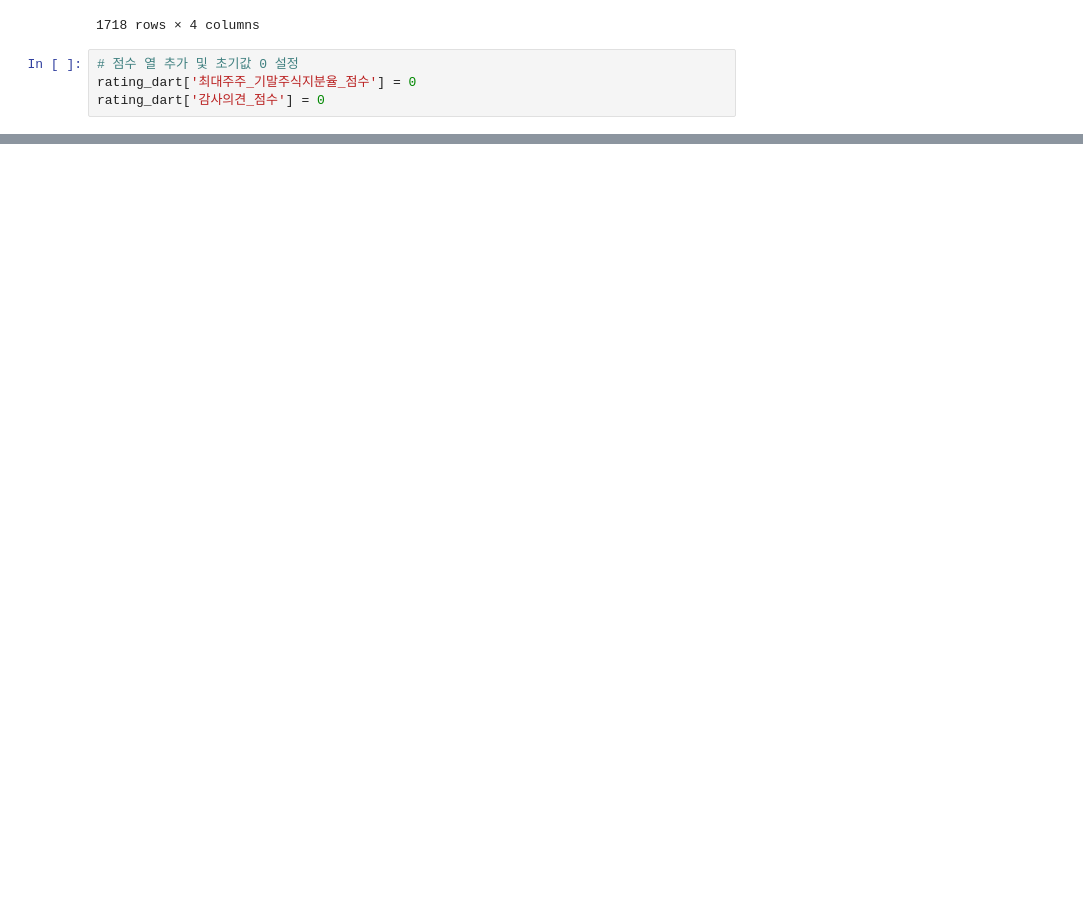
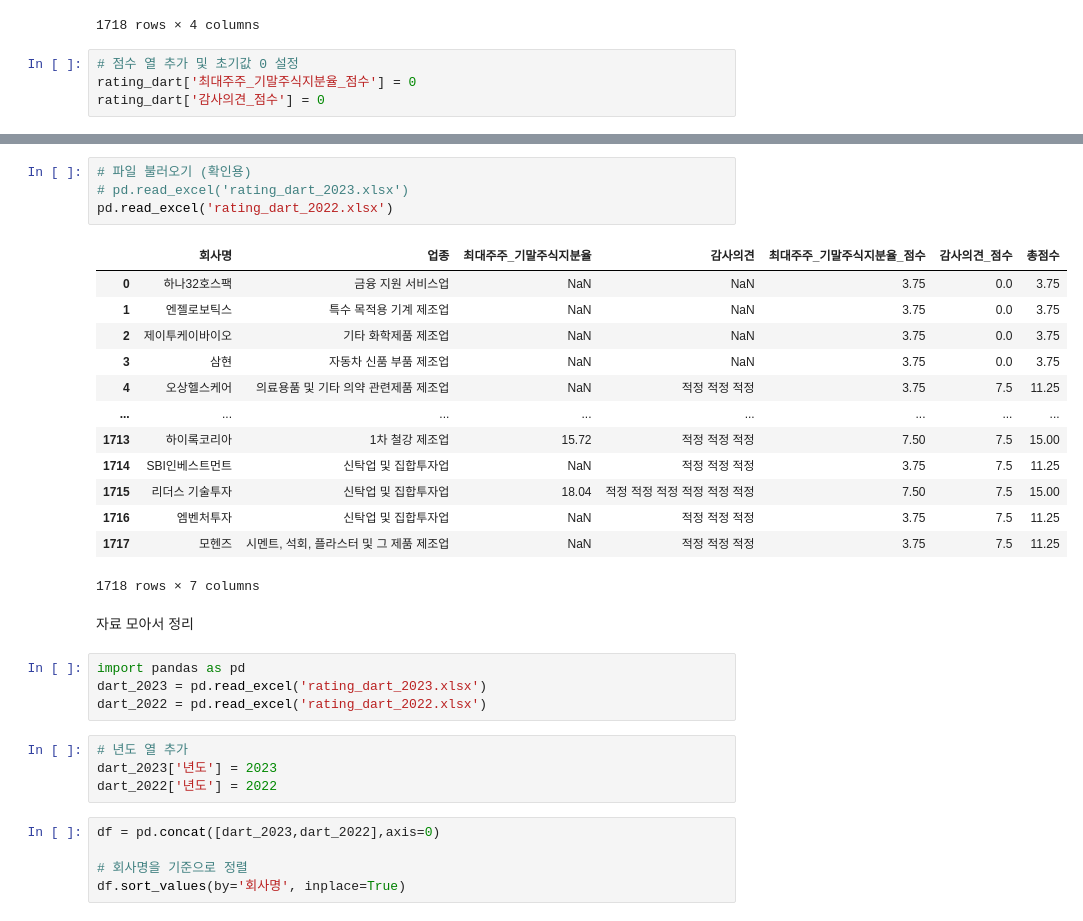
Before and after one commit to jmp-fullstack/ESG_TEAM1, a Jupyter notebook: 5.rating/다트점수/DART_rating.ipynb, the cells around one changed output, grey strips where cells are left out. Saved outputs shown, nothing was run; the diff lists cells and outputs as text; blank space fills up the shorter version.

```diff
--- a/5.rating/다트점수/DART_rating.ipynb
+++ b/5.rating/다트점수/DART_rating.ipynb
@@ -57,0 +60,33 @@ rating_dart.to_excel('rating_dart.xlsx', index=False)
+# %%
+# 파일 불러오기 (확인용)
+# pd.read_excel('rating_dart_2023.xlsx')
+pd.read_excel('rating_dart_2022.xlsx')
+# %% [output]
+|  | 회사명 | 업종 | 최대주주_기말주식지분율 | 감사의견 | 최대주주_기말주식지분율_점수 | 감사의견_점수 | 총점수 |
+| 0 | 하나32호스팩 | 금융 지원 서비스업 | NaN | NaN | 3.75 | 0.0 | 3.75 |
+| 1 | 엔젤로보틱스 | 특수 목적용 기계 제조업 | NaN | NaN | 3.75 | 0.0 | 3.75 |
+| 2 | 제이투케이바이오 | 기타 화학제품 제조업 | NaN | NaN | 3.75 | 0.0 | 3.75 |
+| 3 | 삼현 | 자동차 신품 부품 제조업 | NaN | NaN | 3.75 | 0.0 | 3.75 |
+| 4 | 오상헬스케어 | 의료용품 및 기타 의약 관련제품 제조업 | NaN | 적정 적정 적정 | 3.75 | 7.5 | 11.25 |
+| ... | ... | ... | ... | ... | ... | ... | ... |
+| 1713 | 하이록코리아 | 1차 철강 제조업 | 15.72 | 적정 적정 적정 | 7.50 | 7.5 | 15.00 |
+| 1714 | SBI인베스트먼트 | 신탁업 및 집합투자업 | NaN | 적정 적정 적정 | 3.75 | 7.5 | 11.25 |
+| 1715 | 리더스 기술투자 | 신탁업 및 집합투자업 | 18.04 | 적정 적정 적정 적정 적정 적정 | 7.50 | 7.5 | 15.00 |
+| 1716 | 엠벤처투자 | 신탁업 및 집합투자업 | NaN | 적정 적정 적정 | 3.75 | 7.5 | 11.25 |
+| 1717 | 모헨즈 | 시멘트, 석회, 플라스터 및 그 제품 제조업 | NaN | 적정 적정 적정 | 3.75 | 7.5 | 11.25 |
+1718 rows × 7 columns
+# %% [markdown]
+자료 모아서 정리
+# %%
+import pandas as pd
+dart_2023 = pd.read_excel('rating_dart_2023.xlsx')
+dart_2022 = pd.read_excel('rating_dart_2022.xlsx')
+# %%
+# 년도 열 추가
+dart_2023['년도'] = 2023
+dart_2022['년도'] = 2022
+# %%
+df = pd.concat([dart_2023,dart_2022],axis=0)
+
+# 회사명을 기준으로 정렬
+df.sort_values(by='회사명', inplace=True)
```
Also changed, not shown: parts of 7 cells of this notebook, 15 other files.
